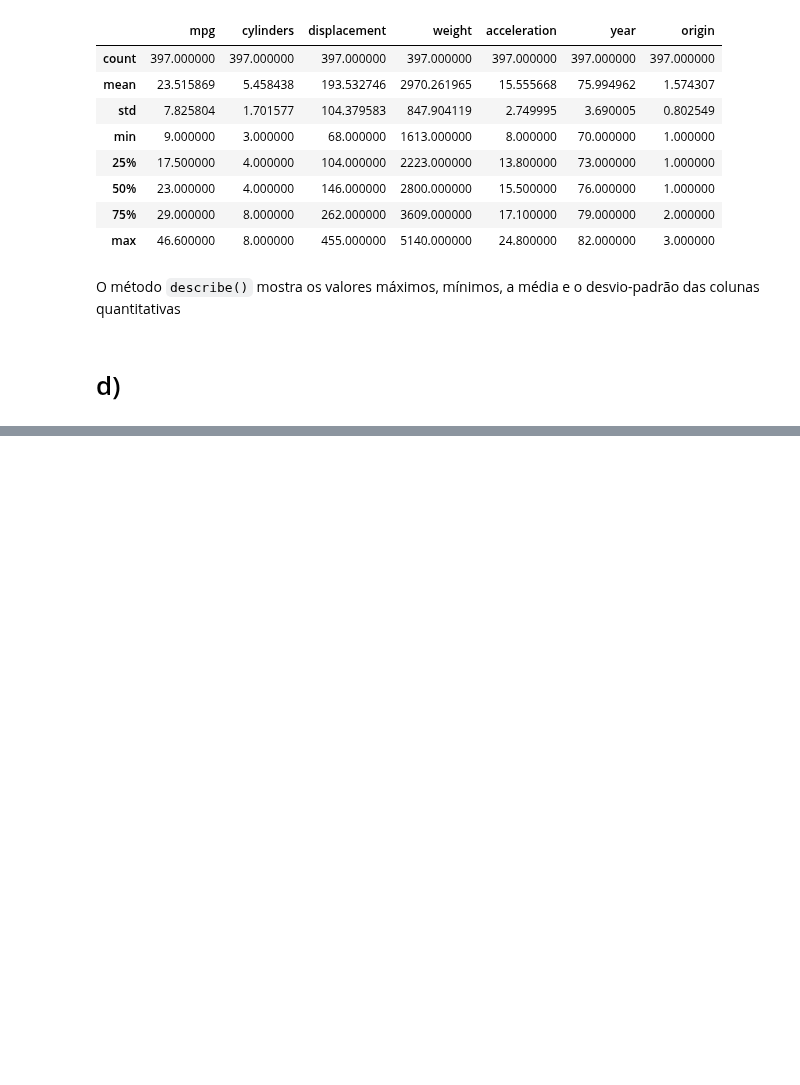
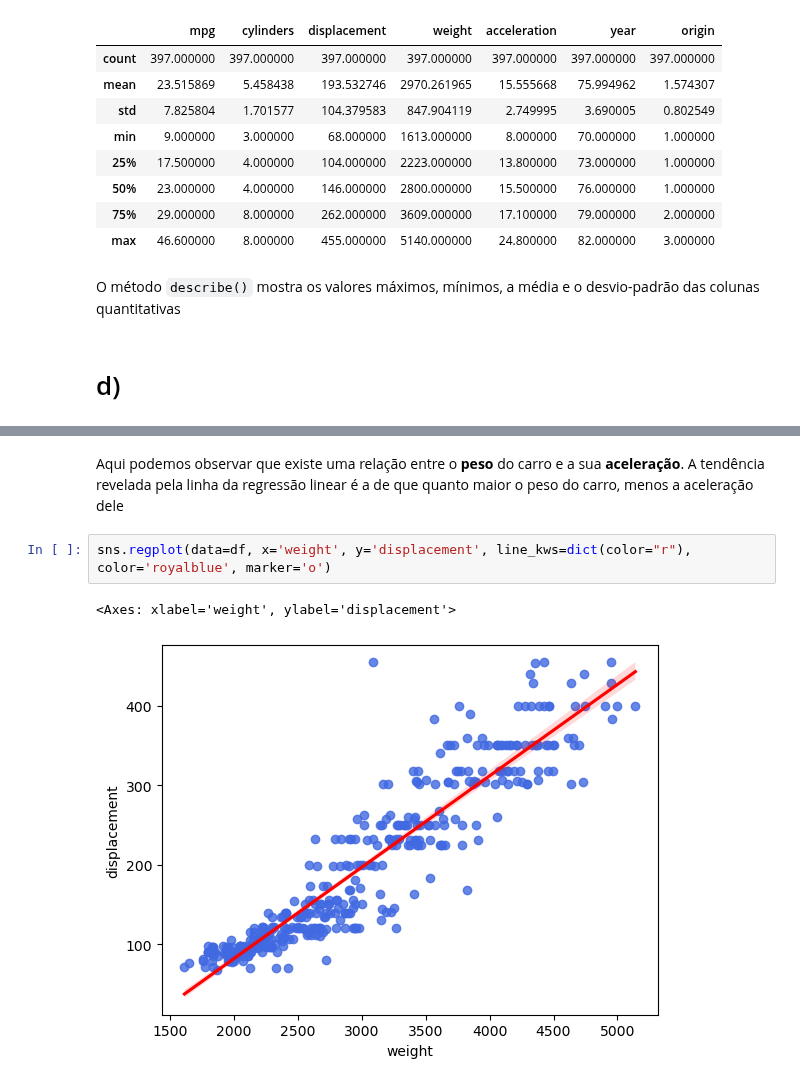
Before and after one commit to josinovmota/Defeating-An-introduction-to-statistical-learning, a Jupyter notebook: Exercises/2.4 Exercises(Statistical Learning)/main.ipynb, the cells around one changed output, grey strips where cells are left out. Saved outputs shown, nothing was run; the diff lists cells and outputs as text; blank space fills up the shorter version.

```diff
--- a/Exercises/2.4 Exercises(Statistical Learning)/main.ipynb
+++ b/Exercises/2.4 Exercises(Statistical Learning)/main.ipynb
@@ -154,0 +177,7 @@
+# %% [markdown]
+Aqui podemos observar que existe uma relação entre o **peso** do carro e a sua **aceleração**. A tendência revelada pela linha da regressão linear é a de que quanto maior o peso do carro, menos a aceleração dele
+# %%
+sns.regplot(data=df, x='weight', y='displacement', line_kws=dict(color="r"), color='royalblue', marker='o')
+# %% [output]
+<Axes: xlabel='weight', ylabel='displacement'>
+[figure, added]
```
Also changed, not shown: parts of 7 cells of this notebook.
